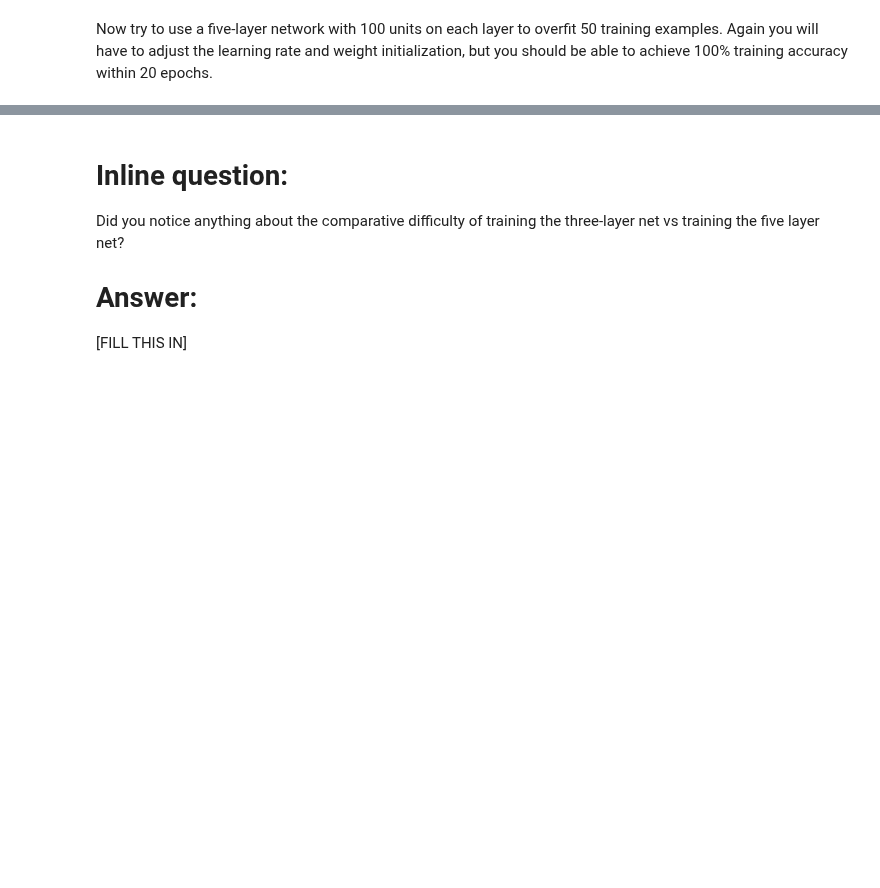
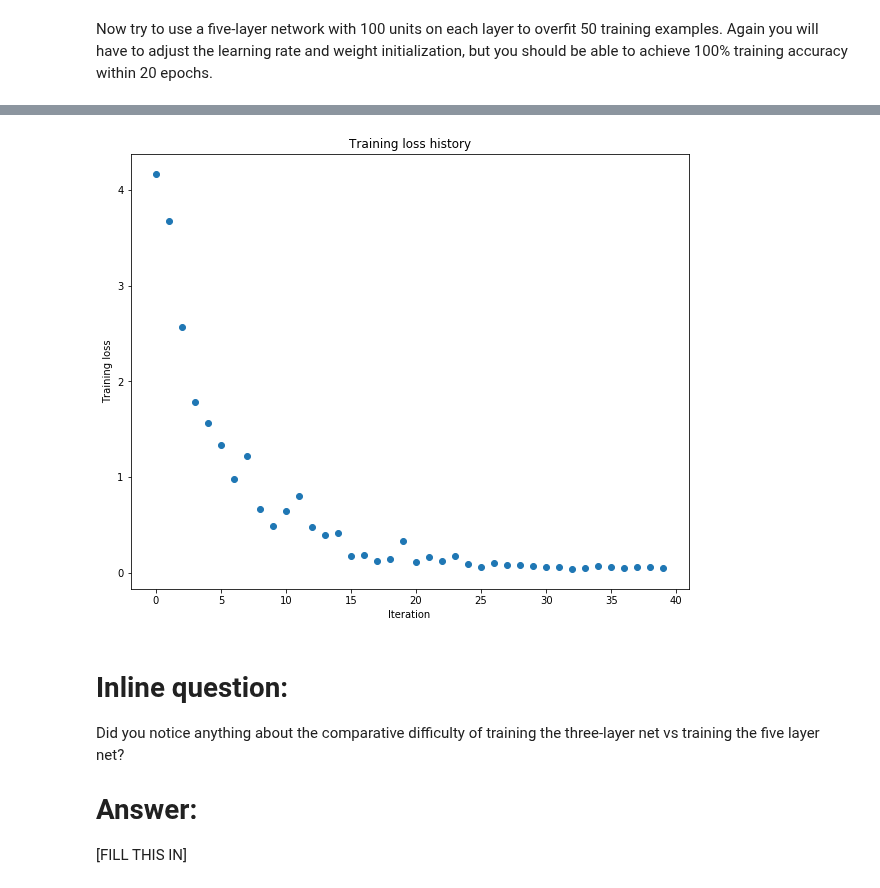
Before and after one commit to MeerkatX/ML, a Jupyter notebook: ML/CNN_new/FullyConnectedNets.ipynb, the cells around one changed output, grey strips where cells are left out. Saved outputs shown, nothing was run; the diff lists cells and outputs as text; code cells hidden in the pictures; blank space fills up the shorter version.

```diff
--- a/ML/CNN_new/FullyConnectedNets.ipynb
+++ b/ML/CNN_new/FullyConnectedNets.ipynb
@@ -436,8 +472,8 @@ small_data = {
   'y_val': data['y_val'],
 }
 
-learning_rate = 1e-3
-weight_scale = 1e-5
+learning_rate = 6e-3
+weight_scale = 5e-2
 model = FullyConnectedNet([100, 100, 100, 100],
                 weight_scale=weight_scale, dtype=np.float64)
 solver = Solver(model, small_data,
@@ -454,3 +490,4 @@ plt.title('Training loss history')
 plt.xlabel('Iteration')
 plt.ylabel('Training loss')
 plt.show()
+# %% [output]
@@ -457,3 +511,4 @@ plt.show()
+[figure, added]
 # %% [markdown]
 # Inline question:
 Did you notice anything about the comparative difficulty of training the three-layer net vs training the five layer net?
```
Also changed, not shown: parts of 6 cells of this notebook, 1 other file.
